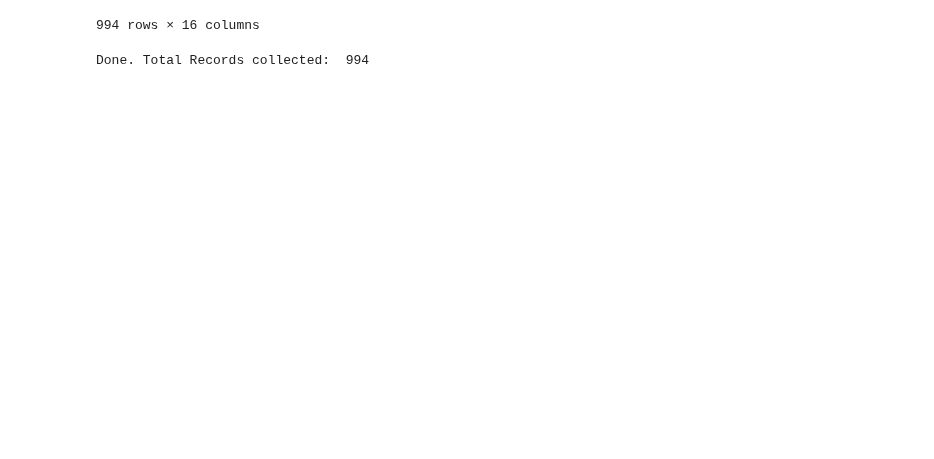
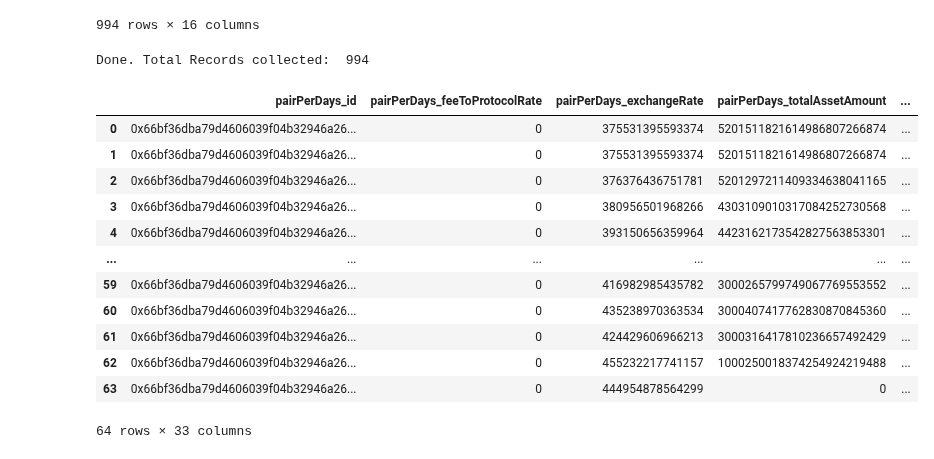
Before and after one commit to EdgeCaser/EconohmetricsOld, a Jupyter notebook: ohmFraxBorrowers.ipynb, the cells around one changed output. Drawn from its saved outputs; the diff is of its cells as text; code cells hidden in the pictures; blank space fills up the shorter version.

Commit message:
Frax puller complete

```diff
--- a/ohmFraxBorrowers.ipynb
+++ b/ohmFraxBorrowers.ipynb
@@ -200,3 +200,57 @@ Done. Total Records collected:  994
 # %%
 path =file+'/fraxLendingActions '+str(date.today().strftime("%b-%d-%Y"))+str(userDbLength)+'records.csv'
 fraxUsersDbTimed.to_csv(path, index = False)
+# %%
+pairsListLength=0
+pairsTicker = 1
+pairsDb = pd.DataFrame()
+pairsDbLength = 0
+
+pairsQuery = frax.Query.pairPerDays(
+         orderBy='id'
+        ,orderDirection='desc'
+        ,first=1000
+        ,where={ 'pair': '0x66bf36dba79d4606039f04b32946a260bcd3ff52' }
+
+)
+
+pairsDb= sg.query_df([
+    pairsQuery.id
+    ,pairsQuery.feeToProtocolRate
+    ,pairsQuery.exchangeRate
+    ,pairsQuery.totalAssetAmount
+    ,pairsQuery.totalAssetShare
+    ,pairsQuery.totalCollateral
+    ,pairsQuery.totalBorrowAmount
+    ,pairsQuery.totalBorrowShare
+    ,pairsQuery.interestPerSecond
+    ,pairsQuery.utilization
+    ,pairsQuery.totalFeesAmount
+    ,pairsQuery.totalFeesShare
+    ,pairsQuery.lastAccrued
+    ,pairsQuery.block
+    ,pairsQuery.timestamp
+    ,pairsQuery.totalAssetValue
+    ,pairsQuery.totalCollateralValue
+    ,pairsQuery.totalBorrowValue
+    ,pairsQuery.pair
+    ]
+)
+pairsListLength = len(pairsDb)
+pairsDbLength = len(pairsDb)
+
+pairsDb.head(100)
+# %% [output]
+|  | pairPerDays_id | pairPerDays_feeToProtocolRate | pairPerDays_exchangeRate | pairPerDays_totalAssetAmount | ... |
+| 0 | 0x66bf36dba79d4606039f04b32946a26... | 0 | 375531395593374 | 5201511821614986807266874 | ... |
+| 1 | 0x66bf36dba79d4606039f04b32946a26... | 0 | 375531395593374 | 5201511821614986807266874 | ... |
+| 2 | 0x66bf36dba79d4606039f04b32946a26... | 0 | 376376436751781 | 5201297211409334638041165 | ... |
+| 3 | 0x66bf36dba79d4606039f04b32946a26... | 0 | 380956501968266 | 4303109010317084252730568 | ... |
+| 4 | 0x66bf36dba79d4606039f04b32946a26... | 0 | 393150656359964 | 4423162173542827563853301 | ... |
+| ... | ... | ... | ... | ... | ... |
+| 59 | 0x66bf36dba79d4606039f04b32946a26... | 0 | 416982985435782 | 3000265799749067769553552 | ... |
+| 60 | 0x66bf36dba79d4606039f04b32946a26... | 0 | 435238970363534 | 3000407417762830870845360 | ... |
+| 61 | 0x66bf36dba79d4606039f04b32946a26... | 0 | 424429606966213 | 3000316417810236657492429 | ... |
+| 62 | 0x66bf36dba79d4606039f04b32946a26... | 0 | 455232217741157 | 1000250018374254924219488 | ... |
+| 63 | 0x66bf36dba79d4606039f04b32946a26... | 0 | 444954878564299 | 0 | ... |
+64 rows × 33 columns
```
Also changed, not shown: parts of 2 cells of this notebook.
